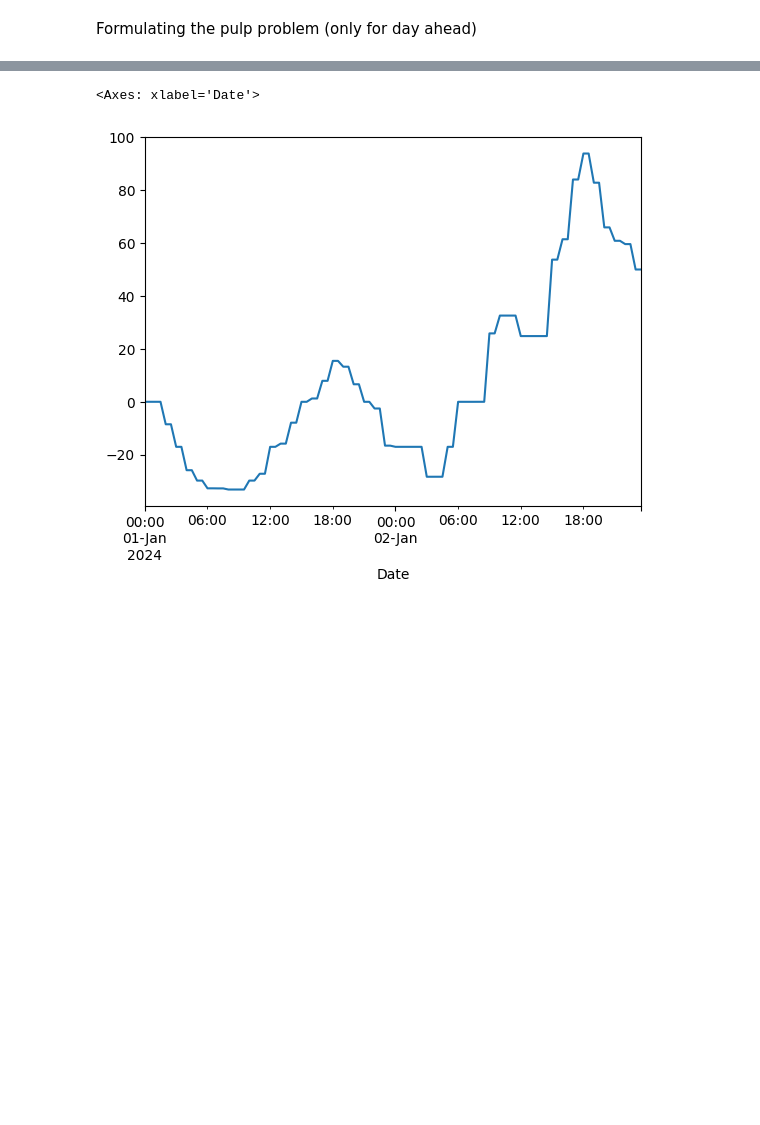
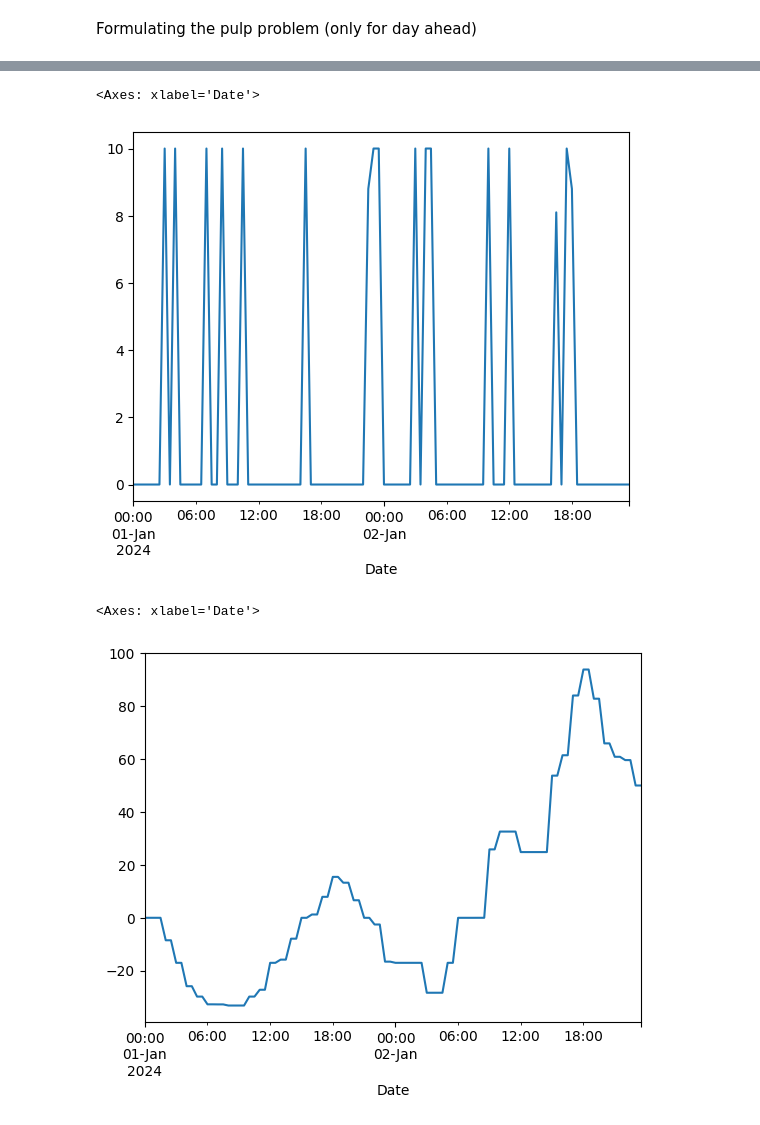
Before and after one commit to RajvirThind/MastersFinalProject, a Jupyter notebook: initial_experimentation.ipynb, the cells around one changed output, grey strips where cells are left out. Cells and saved outputs as stored; diff of their text form; code cells hidden in the pictures; blank space fills up the shorter version.

```diff
--- a/initial_experimentation.ipynb
+++ b/initial_experimentation.ipynb
@@ -126,3 +229,8 @@ results_df.charge.plot()
+# %%
+results_df.Discharge_Imbalance.plot()
+# %% [output]
+<Axes: xlabel='Date'>
+[figure, added]
 # %%
 prices_df.DayAhead.plot()
 # %% [output]
```
Also changed, not shown: parts of 9 cells of this notebook, 22 other files.
